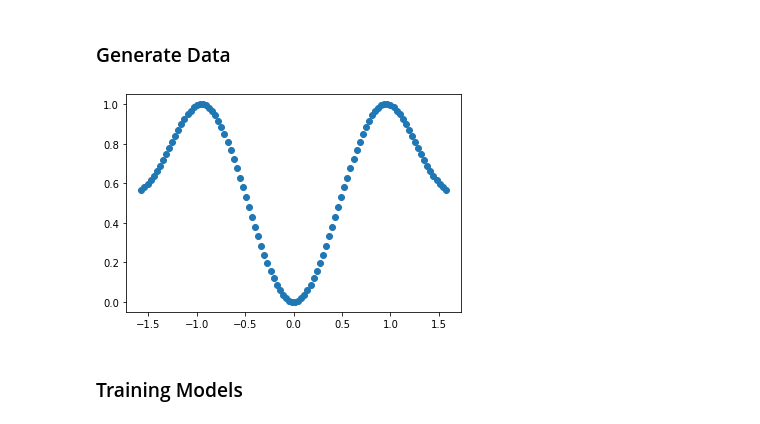
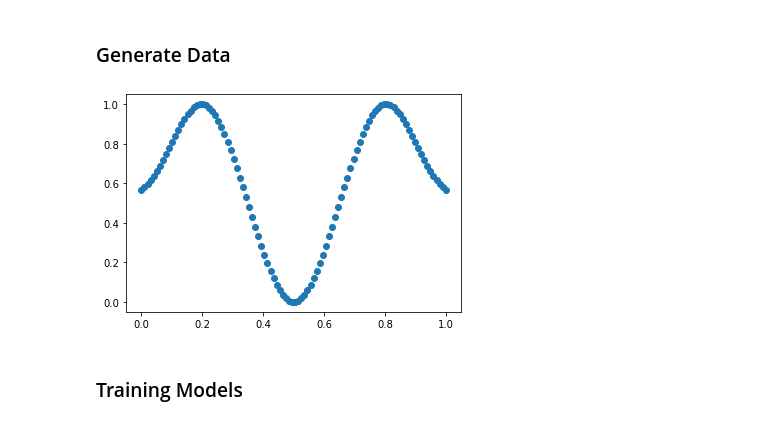
Before and after one commit to KristianWold/Master-Thesis, a Jupyter notebook: notebooks/experiments/Trainability.ipynb, the cells around one changed output. Saved outputs shown, nothing was run; the diff lists cells and outputs as text; code cells hidden in the pictures.

```diff
--- a/notebooks/experiments/Trainability.ipynb
+++ b/notebooks/experiments/Trainability.ipynb
@@ -46,8 +46,10 @@ y = scaler(y, a=0, b=1)
+# %%
+x, y = generate_1D_mixed_gaussian()
 # %%
-plt.plot(x_qcn, y, 'o')
+plt.plot(x, y, 'o')
 plt.show()
 # %% [output]
-[figure, old version]
+[figure, new version]
 # %% [markdown]
 ### Training Models
 # %%
```
Also changed, not shown: parts of 15 cells of this notebook, 10 other files.
